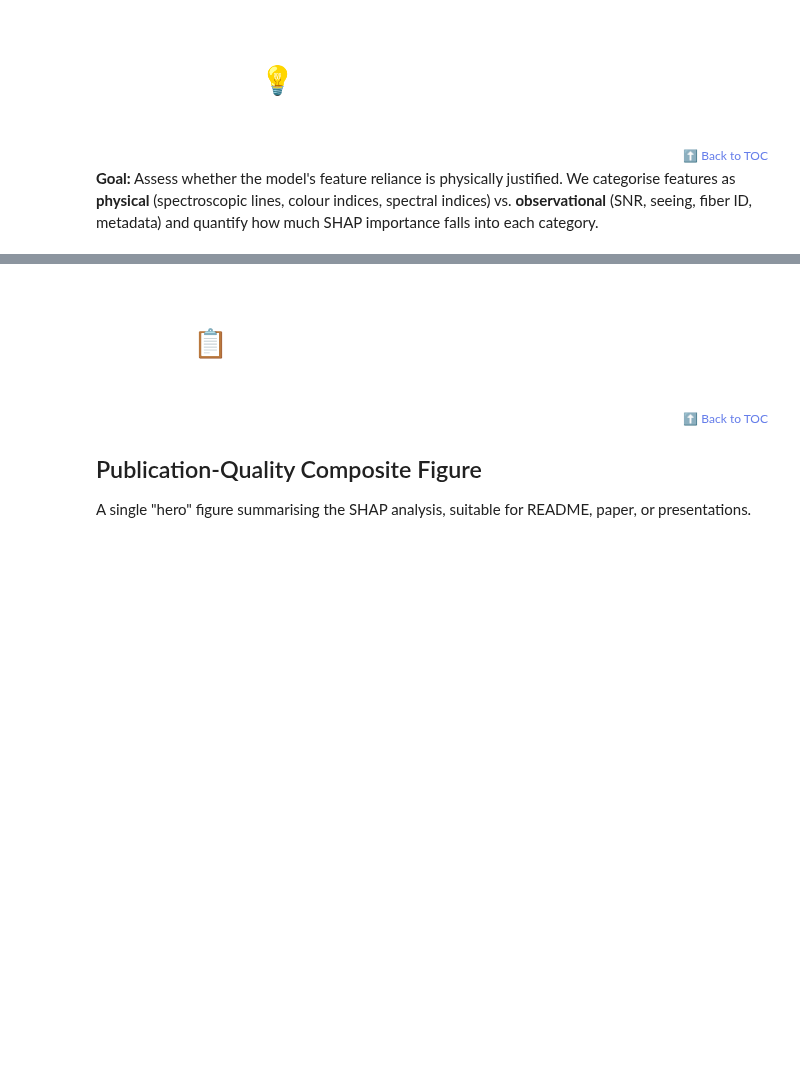
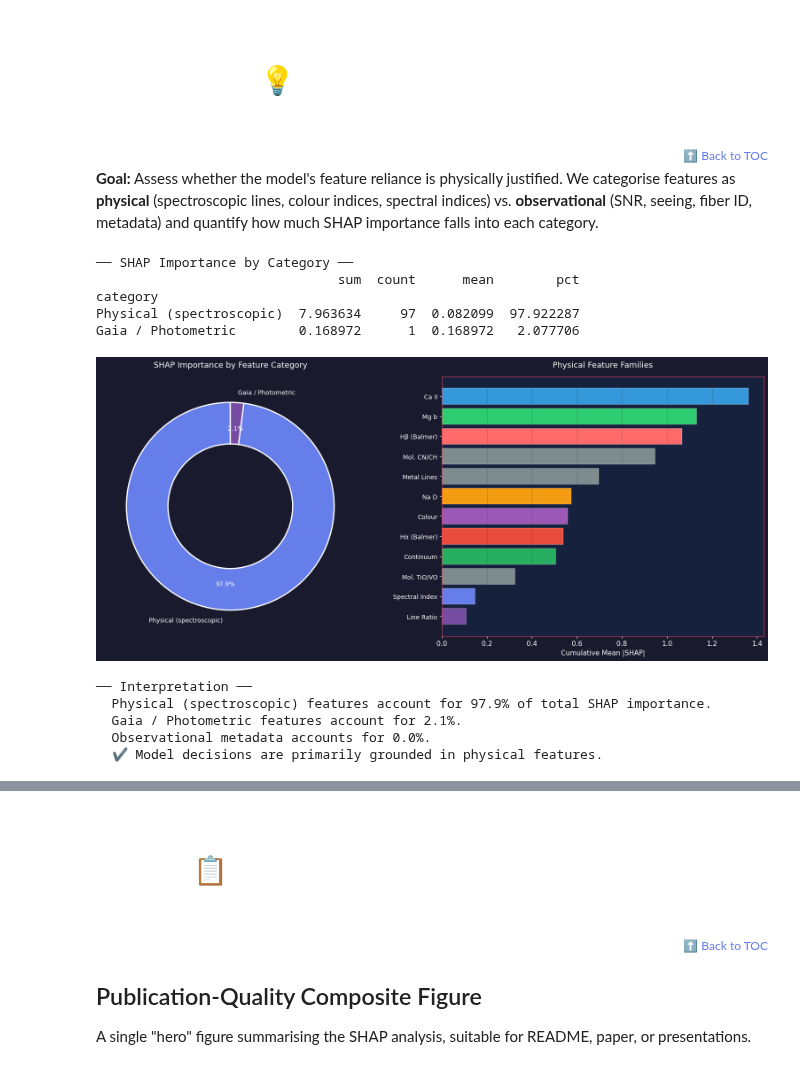
Before and after one commit to PhD-Brown/AstroSpectro, a Jupyter notebook: notebooks/04_shap_interpretability.ipynb, the cells around one changed output, grey strips where cells are left out. Saved outputs shown, nothing was run; the diff lists cells and outputs as text; code cells hidden in the pictures; blank space fills up the shorter version.

```diff
--- a/notebooks/04_shap_interpretability.ipynb
+++ b/notebooks/04_shap_interpretability.ipynb
@@ -164,14 +164,17 @@ sns.set_palette("colorblind")
 ROOT = Path("..").resolve()
 MODEL_DIR = ROOT / "data" / "models"
 FEATURES_DIR = ROOT / "data" / "processed"
-FIG_DIR = ROOT / "logs" / "shap"
-FIG_DIR.mkdir(parents=True, exist_ok=True)
+FIG_ROOT_DIR = ROOT / "logs" / "shap"
+FIG_ROOT_DIR.mkdir(parents=True, exist_ok=True)
+
+# Will be set after the features file is selected
+FIG_DIR = None
 
 # Add project to path
 if str(ROOT / "src") not in sys.path:
     sys.path.insert(0, str(ROOT / "src"))
 
 print(f"Project root : {ROOT}")
-print(f"Figures saved to : {FIG_DIR}")
+print(f"SHAP root output directory : {FIG_ROOT_DIR}")
 print(f"Models directory : {MODEL_DIR}")
 print(f"Features directory: {FEATURES_DIR}")
@@ -223,6 +231,15 @@ if feat_path is None:
     feat_path = feat_csvs[-1]
     print(f"  ⚠ Trained file '{trained_file}' not found, using latest: {feat_path.name}")
 
+# Create a dedicated SHAP output folder for this features file
+if "FIG_ROOT_DIR" not in globals():
+    FIG_ROOT_DIR = ROOT / "logs" / "shap"
+    FIG_ROOT_DIR.mkdir(parents=True, exist_ok=True)
+feature_run_name = feat_path.stem
+FIG_DIR = FIG_ROOT_DIR / feature_run_name
+FIG_DIR.mkdir(parents=True, exist_ok=True)
+print(f"  ✔ SHAP outputs for this run will be saved to: {FIG_DIR}")
+
 print(f"\nLoading features: {feat_path.name}")
 df_feat = pd.read_csv(feat_path)
 print(f"  Shape: {df_feat.shape}")
@@ -1028,8 +1206,10 @@ for _, row in df_pairs.head(5).iterrows():
 PHYSICAL_FAMILIES = {
     "Hα (Balmer)", "Hβ (Balmer)", "Ca II", "Mg b", "Na D",
     "Colour", "Spectral Index", "Line Ratio", "Continuum",
+    "Mol. TiO/VO", "Mol. CN/CH", "Metal Lines",
+    "Stellar Pop.", "Peak Match",
 }
-OBSERVATIONAL_FAMILIES = {"SNR", "Other"}
+OBSERVATIONAL_FAMILIES = {"SNR"}
 GAIA_FAMILIES = {"Gaia Params", "Photometry", "Astrometry", "Redshift"}
 
 df_importance["category"] = df_importance["family"].apply(
@@ -1075,33 +1255,45 @@ df_phys = df_importance[df_importance["category"] == "Physical (spectroscopic)"]
 family_shap = df_phys.groupby("family")["mean_abs_shap"].sum().sort_values(ascending=True)
 
 axes[1].barh(
     range(len(family_shap)), family_shap.values,
     color=[family_palette.get(f, "#7f8c8d") for f in family_shap.index],
     edgecolor="white", linewidth=0.3,
 )
 axes[1].set_yticks(range(len(family_shap)))
 axes[1].set_yticklabels(family_shap.index, fontsize=10)
 axes[1].set_xlabel("Cumulative Mean |SHAP|", fontsize=11)
 axes[1].set_title("Physical Feature Families", fontsize=13, pad=15)
 axes[1].grid(axis="x", alpha=0.3)
 
 fig.tight_layout()
 fig.savefig(FIG_DIR / "physical_vs_observational.png", dpi=150, bbox_inches="tight")
 plt.show()
 
 # ── Interpretation ──
 phys_pct = cat_shap.loc["Physical (spectroscopic)", "pct"] if "Physical (spectroscopic)" in cat_shap.index else 0
 gaia_pct = cat_shap.loc["Gaia / Photometric", "pct"] if "Gaia / Photometric" in cat_shap.index else 0
 obs_pct = cat_shap.loc["Observational / Metadata", "pct"] if "Observational / Metadata" in cat_shap.index else 0
 
 print(f"\n── Interpretation ──")
 print(f"  Physical (spectroscopic) features account for {phys_pct:.1f}% of total SHAP importance.")
 print(f"  Gaia / Photometric features account for {gaia_pct:.1f}%.")
 print(f"  Observational metadata accounts for {obs_pct:.1f}%.")
 if obs_pct > 20:
     print("  ⚠ Observational features contribute >20% — investigate potential data leakage.")
 else:
     print("  ✔ Model decisions are primarily grounded in physical features.")
+# %% [output]
+── SHAP Importance by Category ──
+                               sum  count      mean        pct
+category
+Physical (spectroscopic)  7.963634     97  0.082099  97.922287
+Gaia / Photometric        0.168972      1  0.168972   2.077706
+[figure, added]
+── Interpretation ──
+  Physical (spectroscopic) features account for 97.9% of total SHAP importance.
+  Gaia / Photometric features account for 2.1%.
+  Observational metadata accounts for 0.0%.
+  ✔ Model decisions are primarily grounded in physical features.
 # %%
 # ──────────────────────────────────────────────
 # 5b. Feature importance: SHAP vs. XGBoost native
```
Also changed, not shown: parts of 18 cells of this notebook, 21 other files.
